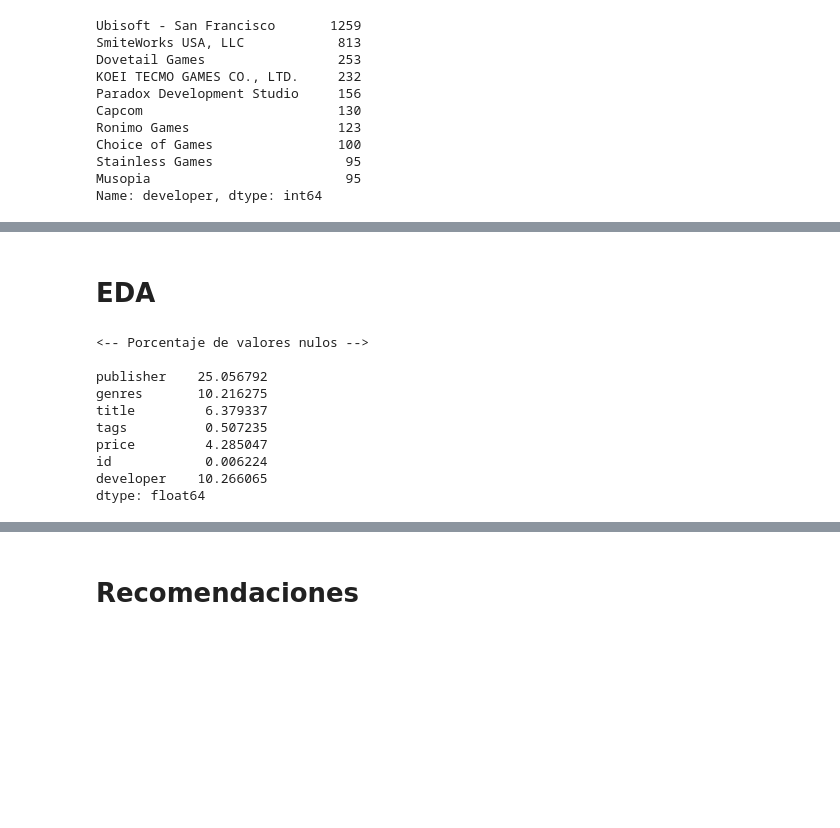
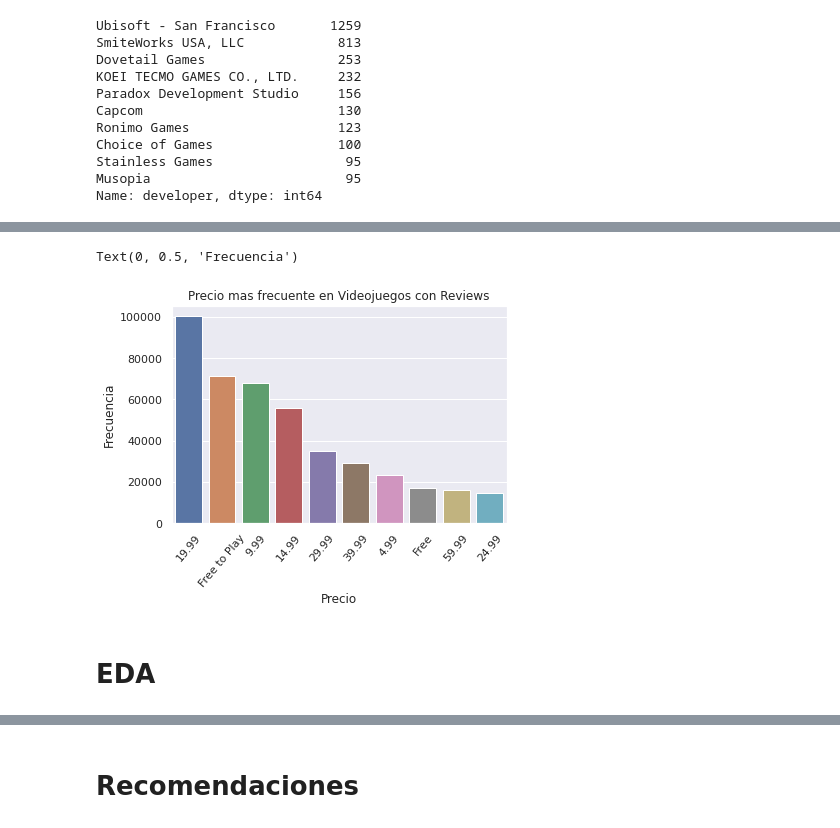
Before and after one commit to nestorjuarezR/Data_Science, a Jupyter notebook: Proyecto3.ipynb, the cells around one changed output, grey strips where cells are left out. Saved outputs shown, nothing was run; the diff lists cells and outputs as text; code cells hidden in the pictures; blank space fills up the shorter version.

```diff
--- a/Proyecto3.ipynb
+++ b/Proyecto3.ipynb
@@ -292,15 +286,13 @@ Text(0, 0.5, 'Frecuencia')
+# %%
+price_games = df.price.value_counts().head(10)
+sns.barplot(x=price_games.index[0:],
+            y=price_games)
+plt.title('Precio mas frecuente en Videojuegos con Reviews')
+plt.xticks(rotation=50)
+plt.xlabel('Precio')
+plt.ylabel('Frecuencia')
+# %% [output]
+Text(0, 0.5, 'Frecuencia')
+[figure, added]
 # %% [markdown]
 # EDA
-# %%
-valores_nulos(data_games)
-# %% [output]
-<-- Porcentaje de valores nulos -->
-
-publisher    25.056792
-genres       10.216275
-title         6.379337
-tags          0.507235
-price         4.285047
-id            0.006224
-developer    10.266065
-dtype: float64
```
Also changed, not shown: parts of 76 cells of this notebook.
